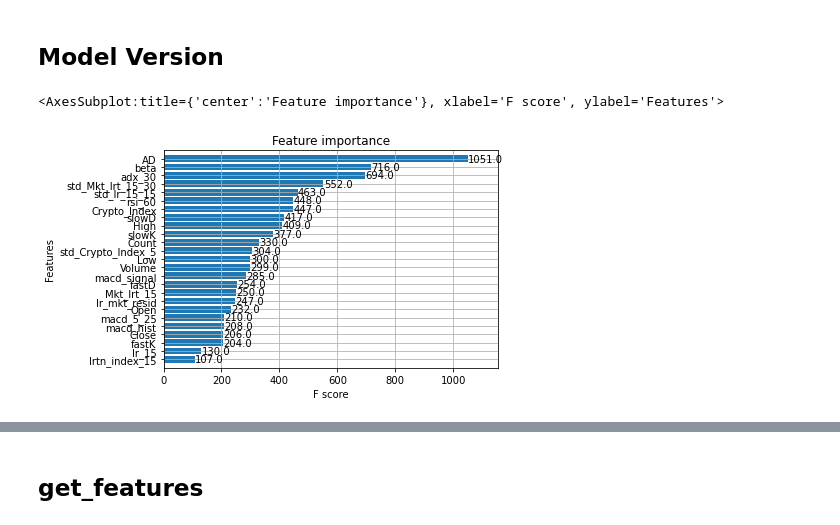
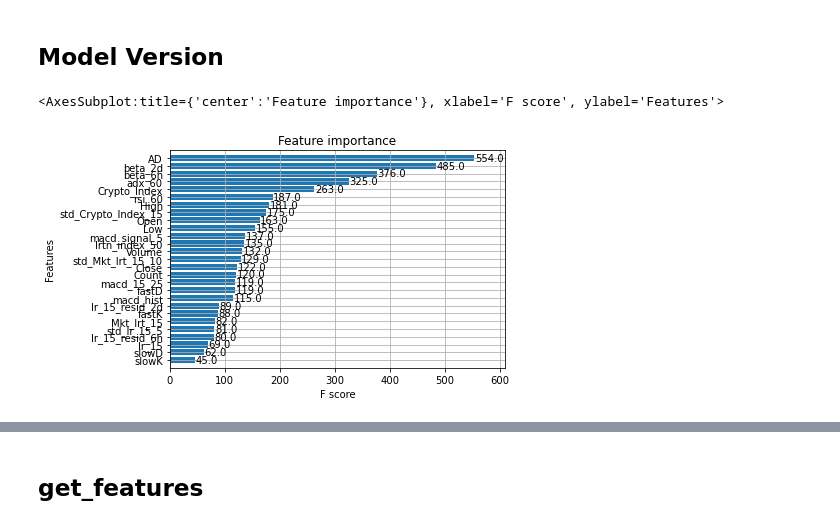
Before and after one commit to 123mitnik/Crypto_Forecasting_kaggle, a Jupyter notebook: crypto-xgb-api.ipynb, the cells around one changed output, grey strips where cells are left out. Cells and saved outputs as stored; diff of their text form; code cells hidden in the pictures.

```diff
--- a/crypto-xgb-api.ipynb
+++ b/crypto-xgb-api.ipynb
@@ -19,21 +19,22 @@ from script.crypto_API import *
 ASSET_DETAILS_CSV = './data/asset_details.csv'
 df_asset_details = pd.read_csv(ASSET_DETAILS_CSV).sort_values("Asset_ID")
 
-version = 34
+version = 41 #36
 # %%
 from os.path import exists
 def model_reload_train(param_version):
     models = {}
     for asset_id, asset_name in zip(df_asset_details['Asset_ID'], df_asset_details['Asset_Name']):
-        model_file = f"./trainedXGB/model_nof_{param_version}/model_{asset_id}.json"
+        #model_file = f"./trainedXGB/model_nof_{param_version}/model_{asset_id}.json"
+        model_file = f"./trainedXGB/retrained/model_nof_{param_version}_sub_sub/model_{asset_id}.json"
         if exists(model_file):
             model = xgb.Booster()
             model.load_model(model_file)
             models[asset_id] = model
     return models
 
 models = model_reload_train(param_version=version)
 xgb.plot_importance(models[1],height=0.8)
 # %% [output]
 <AxesSubplot:title={'center':'Feature importance'}, xlabel='F score', ylabel='Features'>
-[figure, old version]
+[figure, new version]
```
Also changed, not shown: parts of 7 cells of this notebook, 2 other files.
